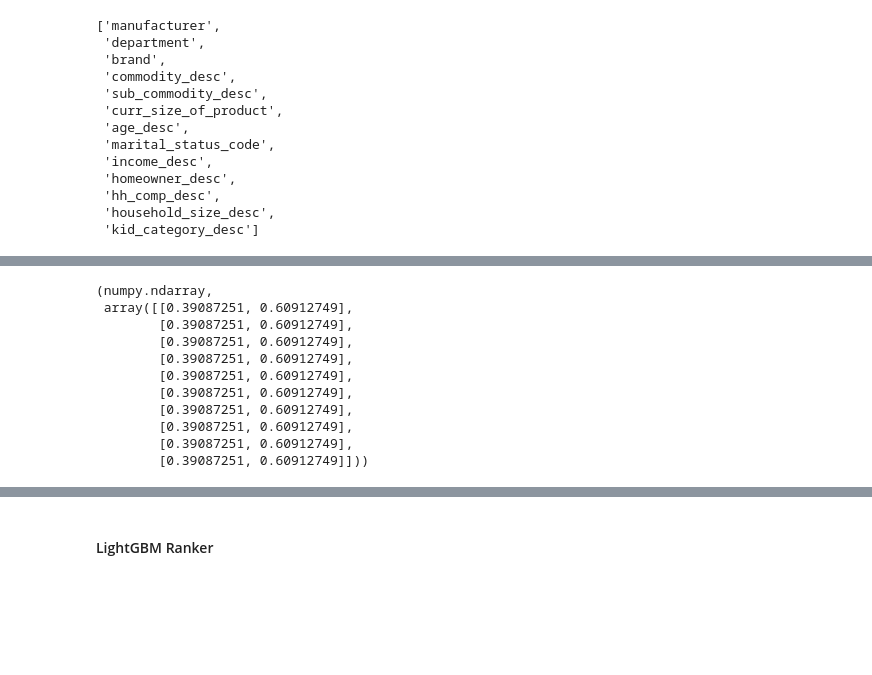
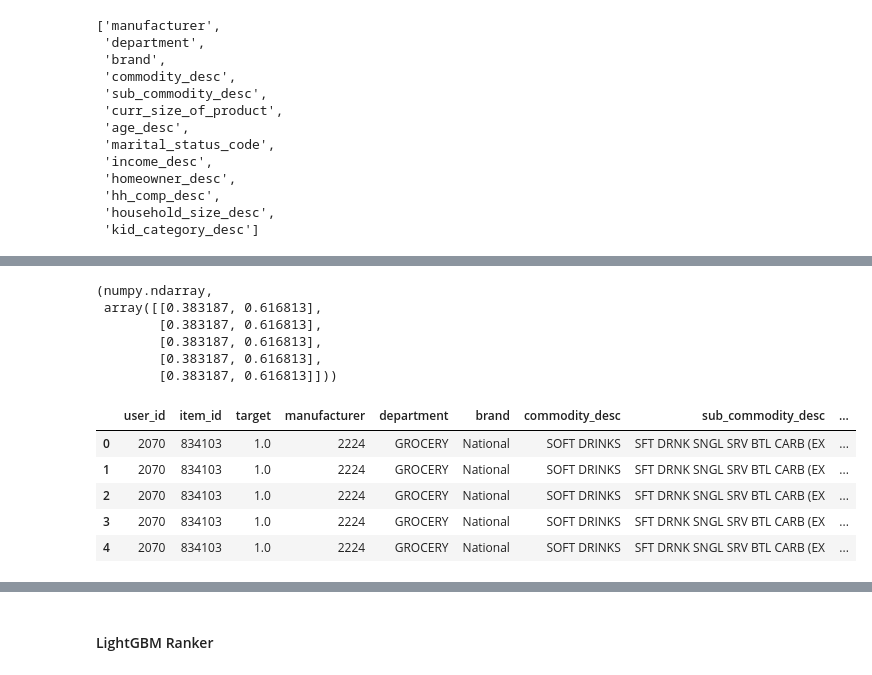
Before and after one commit to VitalyGladyshev/gb_rec_sys, a Jupyter notebook: rc_hw_06.ipynb, the cells around one changed output, grey strips where cells are left out. Drawn from its saved outputs; the diff is of its cells as text; code cells hidden in the pictures; blank space fills up the shorter version.

```diff
--- a/rc_hw_06.ipynb
+++ b/rc_hw_06.ipynb
@@ -529,14 +527,18 @@ hist.evals_result_['training']['binary_logloss'][-10:]
 # %%
-type(train_preds), train_preds[:10]
+type(train_preds), train_preds[:5]
 # %% [output]
 (numpy.ndarray,
- array([[0.39087251, 0.60912749],
-        [0.39087251, 0.60912749],
-        [0.39087251, 0.60912749],
-        [0.39087251, 0.60912749],
-        [0.39087251, 0.60912749],
-        [0.39087251, 0.60912749],
-        [0.39087251, 0.60912749],
-        [0.39087251, 0.60912749],
-        [0.39087251, 0.60912749],
-        [0.39087251, 0.60912749]]))
+ array([[0.383187, 0.616813],
+        [0.383187, 0.616813],
+        [0.383187, 0.616813],
+        [0.383187, 0.616813],
+        [0.383187, 0.616813]]))
+# %%
+targets_lvl_2.head()
+# %% [output]
+|  | user_id | item_id | target | manufacturer | department | brand | commodity_desc | sub_commodity_desc | ... |
+| 0 | 2070 | 834103 | 1.0 | 2224 | GROCERY | National | SOFT DRINKS | SFT DRNK SNGL SRV BTL CARB (EX | ... |
+| 1 | 2070 | 834103 | 1.0 | 2224 | GROCERY | National | SOFT DRINKS | SFT DRNK SNGL SRV BTL CARB (EX | ... |
+| 2 | 2070 | 834103 | 1.0 | 2224 | GROCERY | National | SOFT DRINKS | SFT DRNK SNGL SRV BTL CARB (EX | ... |
+| 3 | 2070 | 834103 | 1.0 | 2224 | GROCERY | National | SOFT DRINKS | SFT DRNK SNGL SRV BTL CARB (EX | ... |
+| 4 | 2070 | 834103 | 1.0 | 2224 | GROCERY | National | SOFT DRINKS | SFT DRNK SNGL SRV BTL CARB (EX | ... |
```
Also changed, not shown: parts of 19 cells of this notebook.
